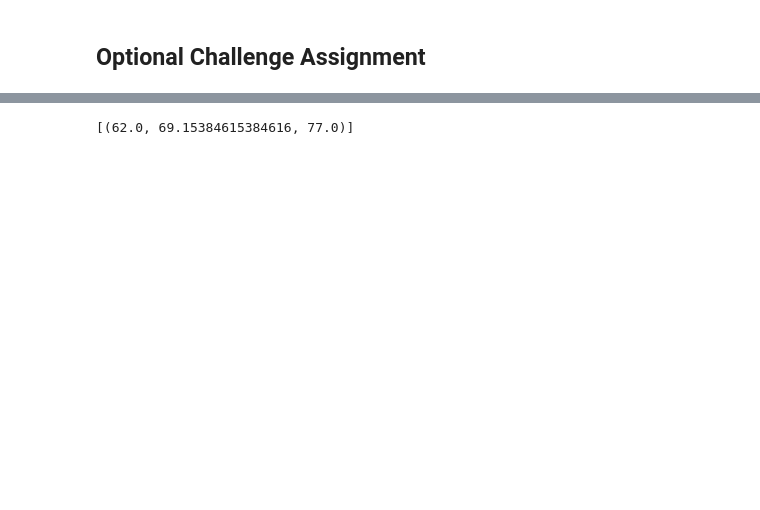
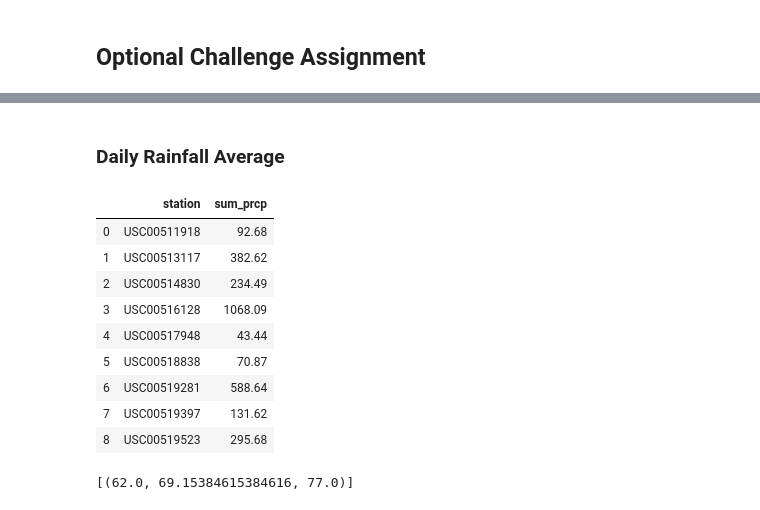
Before and after one commit to jaime030690/sqlalchemy-challenge, a Jupyter notebook: climate_starter.ipynb, the cells around one changed output, grey strips where cells are left out. Saved outputs shown, nothing was run; the diff lists cells and outputs as text; code cells hidden in the pictures; blank space fills up the shorter version.

```diff
--- a/climate_starter.ipynb
+++ b/climate_starter.ipynb
@@ -191,3 +222,26 @@ print(calc_temps('2012-02-28', '2012-03-05'))
+# %% [markdown]
+### Daily Rainfall Average
+# %%
+# Rainfall per weather station
+sel = [
+    Measurement.station,
+    func.sum(Measurement.prcp)
+]
+
+query = session.query(*sel).filter(func.strftime(sel[0]) >= cutoff).group_by(sel[0]).all()
+avg_prcp = pd.DataFrame(query, columns = ['station', 'sum_prcp'])
+avg_prcp
+# %% [output]
+|  | station | sum_prcp |
+| 0 | USC00511918 | 92.68 |
+| 1 | USC00513117 | 382.62 |
+| 2 | USC00514830 | 234.49 |
+| 3 | USC00516128 | 1068.09 |
+| 4 | USC00517948 | 43.44 |
+| 5 | USC00518838 | 70.87 |
+| 6 | USC00519281 | 588.64 |
+| 7 | USC00519397 | 131.62 |
+| 8 | USC00519523 | 295.68 |
 # %%
 # Create a query that will calculate the daily normals
 # (i.e. the averages for tmin, tmax, and tavg for all historic data matching a specific month and day)
```
Also changed, not shown: parts of 20 cells of this notebook.
